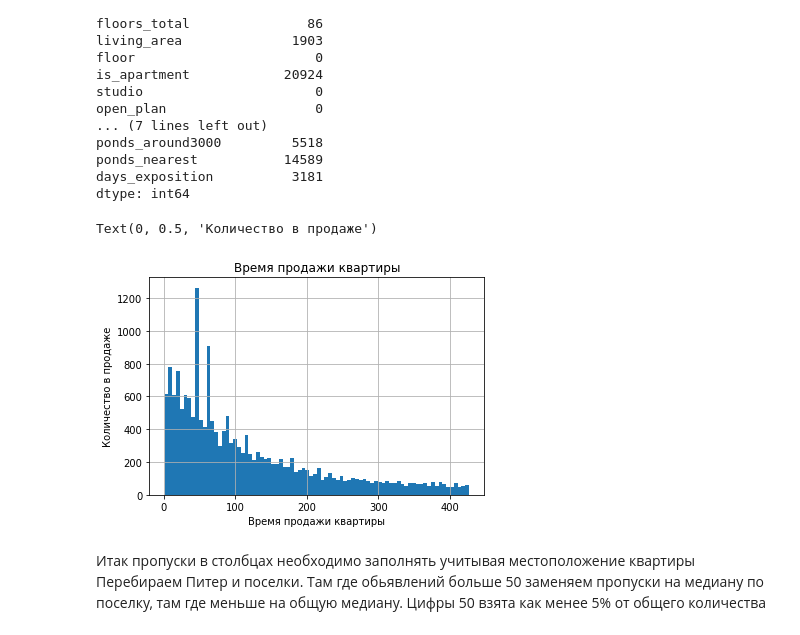
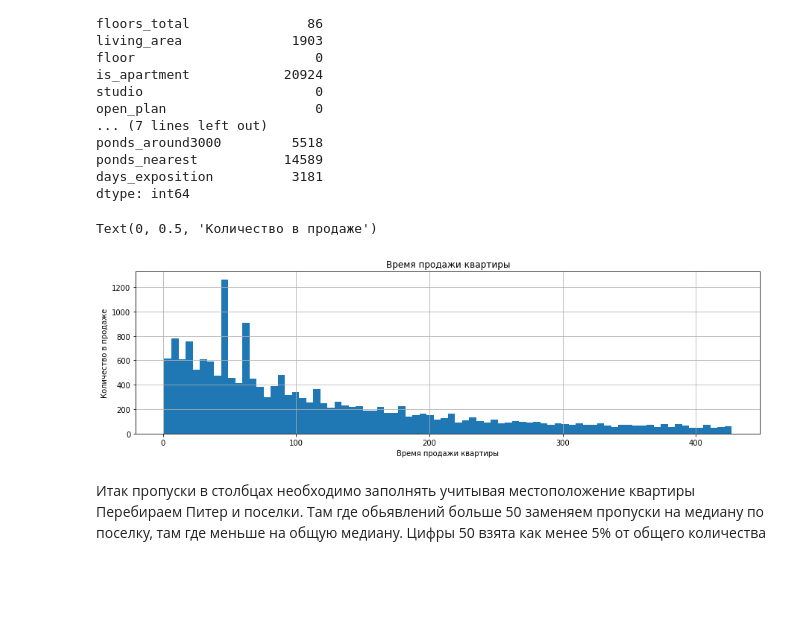
Before and after one commit to konicaRu/i_am_data_analyst, a Jupyter notebook: 2_project_research_data_analysis/2_project_flat_for_sale.ipynb, the cells around one changed output. Saved outputs shown, nothing was run; the diff lists cells and outputs as text; code cells hidden in the pictures; blank space fills up the shorter version.

```diff
--- a/2_project_research_data_analysis/2_project_flat_for_sale.ipynb
+++ b/2_project_research_data_analysis/2_project_flat_for_sale.ipynb
@@ -412,13 +368,13 @@ ponds_nearest           14589
 days_exposition          3181
 dtype: int64
 # %%
-df['days_exposition'].hist(bins=80, range = (1, 427))
+df['days_exposition'].hist(bins=80, range = (1, 427), figsize=(15, 4))
 plt.title('Время продажи квартиры')
 plt.xlabel('Время продажи квартиры')
 plt.ylabel('Количество в продаже')
 # %% [output]
 Text(0, 0.5, 'Количество в продаже')
-[figure, old version]
+[figure, new version]
 # %% [markdown]
 Итак пропуски в столбцах необходимо заполнять учитывая местоположение квартиры
 Перебираем Питер и  поселки. Там где обьявлений больше 50 заменяем пропуски на медиану по поселку,  там где меньше на общую медиану. Цифры 50 взята как менее 5% от общего количества
```
Also changed, not shown: parts of 20 cells of this notebook.
